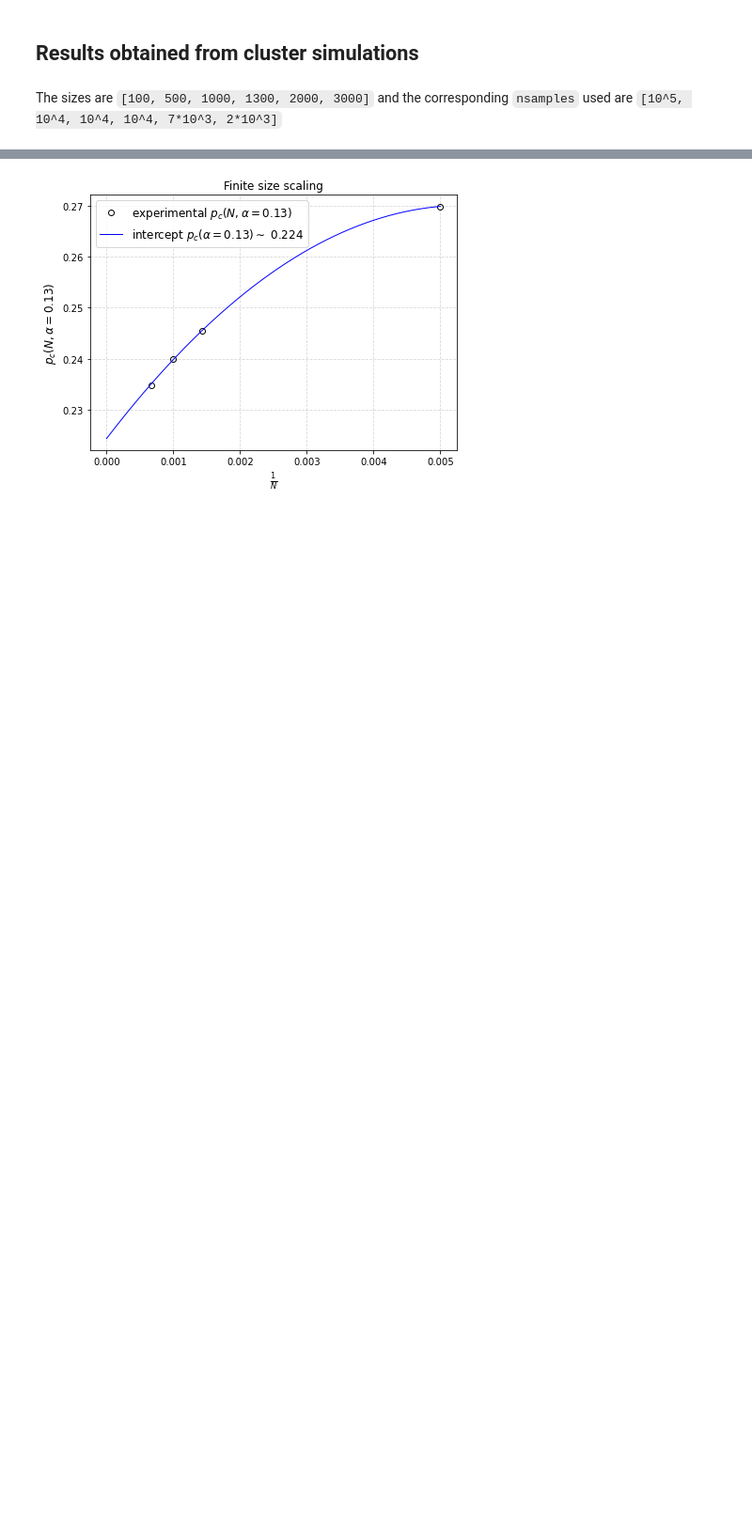
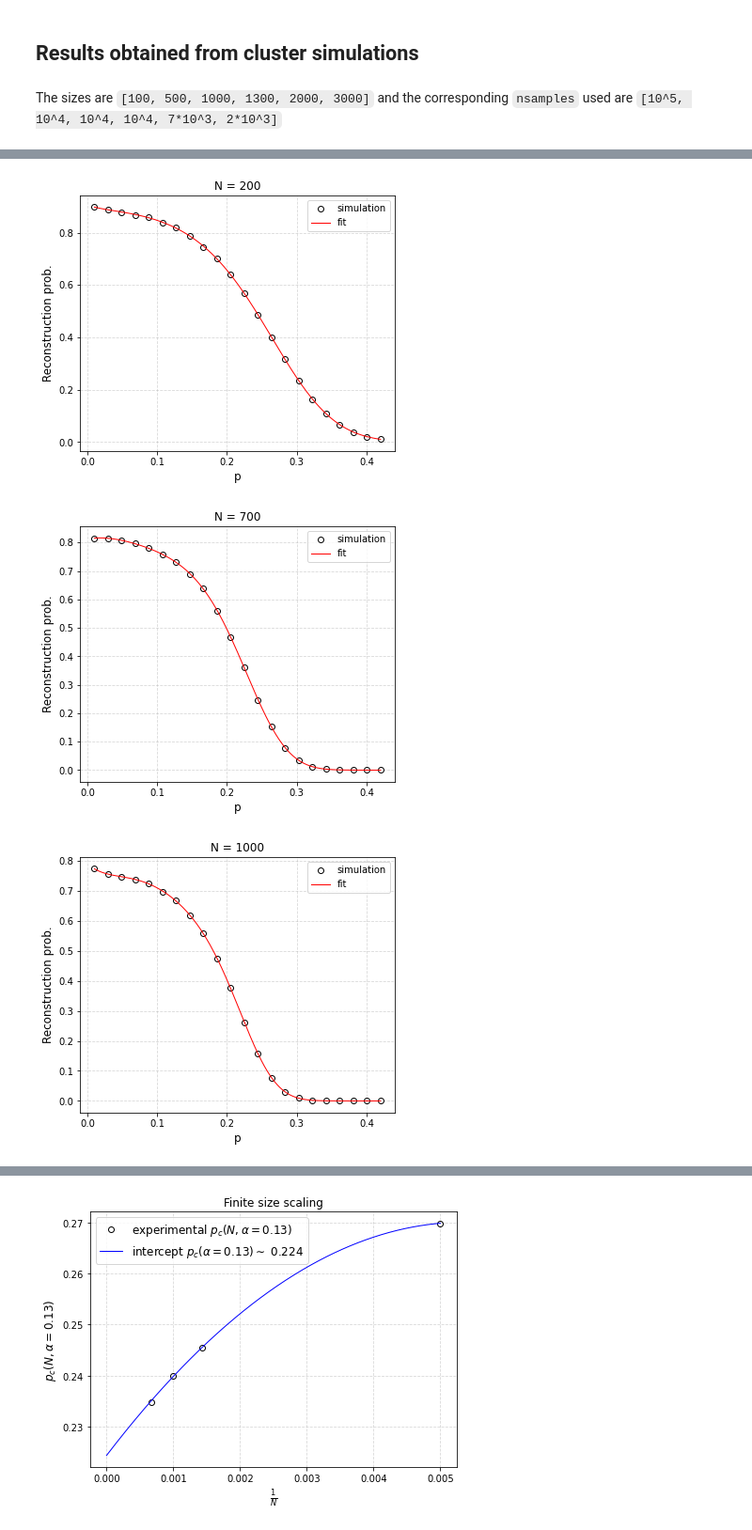
Before and after one commit to lorenzomancini1/Hopfield_Model, a Jupyter notebook: src/Standard Hopfield/Critical Noise/notebooks/analysis_of_critical_noise.ipynb, the cells around one changed output, grey strips where cells are left out. Shown: that part at 94% size. Cells and saved outputs as stored; diff of their text form; code cells hidden in the pictures; blank space fills up the shorter version.

```diff
--- a/src/Standard Hopfield/Critical Noise/notebooks/analysis_of_critical_noise.ipynb
+++ b/src/Standard Hopfield/Critical Noise/notebooks/analysis_of_critical_noise.ipynb
@@ -32,0 +44,9 @@ The sizes are `[100, 500, 1000, 1300, 2000, 3000]` and the corresponding `nsampl
+# %%
+NN = [200, 700, 1000, 1500]
+α = 0.14
+_, _, pc013, dpc013 =  CN.compute_pc(α, NN, rootdir = "./", datadir = "julia_data",
+              plot_fit= True, plot_reg=True, x_guess = 0.1, dret = 7, dfss = 2)
+# %% [output]
+[figure, added]
+[figure, added]
+[figure, added]
```
Also changed, not shown: parts of 2 cells of this notebook, 16 other files.
